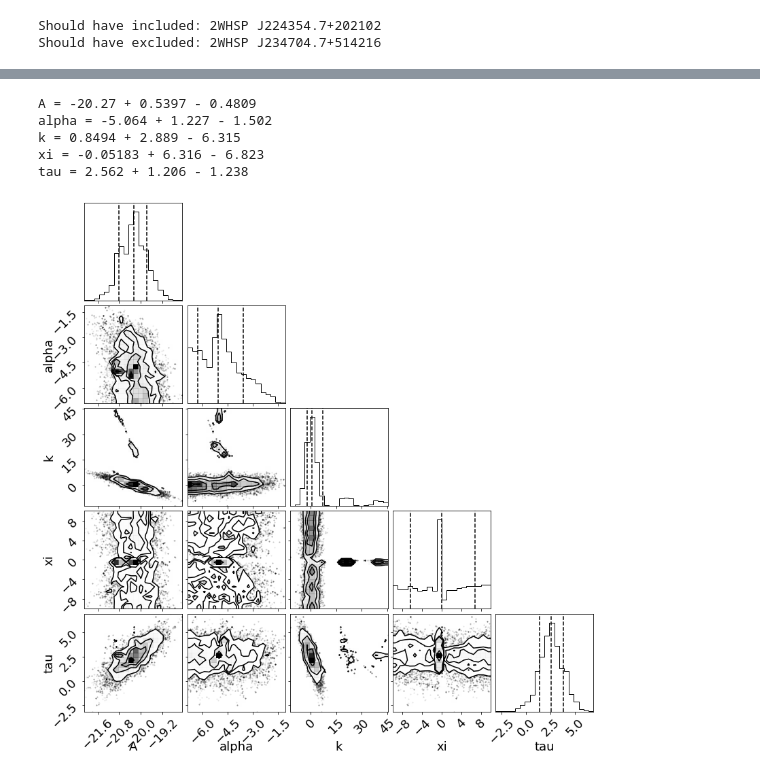
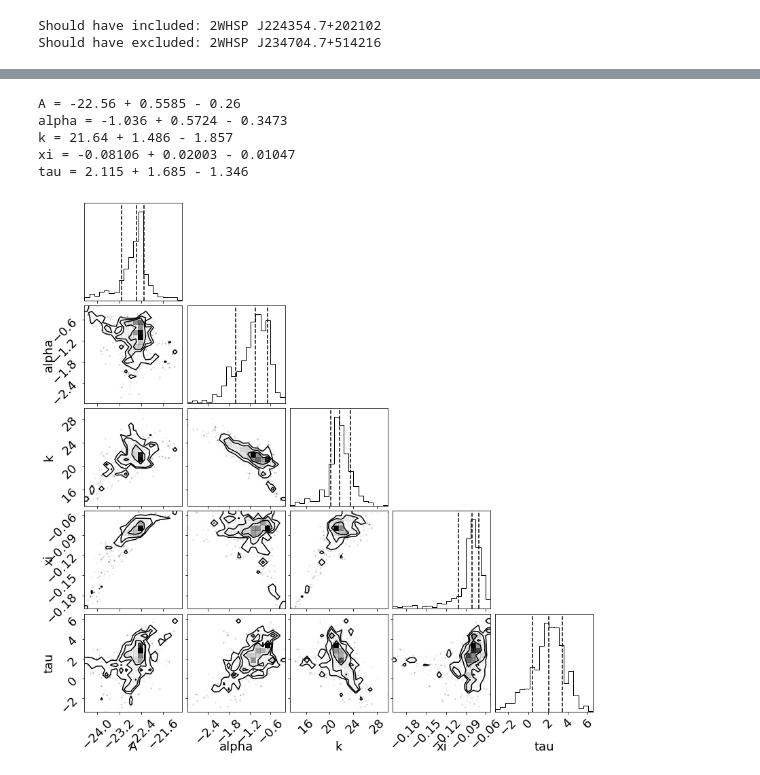
Before and after one commit to aribrill/lf-simulation, a Jupyter notebook: LF_calculation.ipynb, the cells around one changed output, grey strips where cells are left out. Cells and saved outputs as stored; diff of their text form; code cells hidden in the pictures.

```diff
--- a/LF_calculation.ipynb
+++ b/LF_calculation.ipynb
@@ -625,7 +670,7 @@ initial_params = tuple(param.forward_transform(param.initial_value) for param in
 param_limits = np.array([param.forward_transform(param.limits) for param in params])
 model = model_factory(base, evolution, use_tau)
 
-neg_log_likelihood = neg_log_likelihood_factory(model, mean_exposure, assumed_index, integration_ranges,
+neg_log_likelihood = neg_log_likelihood_factory(model, mean_exposure, mean_index, integration_ranges,
                                                 param_limits)
 res = optimize.minimize(neg_log_likelihood, initial_params, args=args, method='Powell')
 best_fit_params = {param.name: param.reverse_transform(final_val) for param, final_val in zip(params, res.x)}
@@ -681,7 +726,7 @@ plt.legend(loc="lower right")
 # Estimate the errors on the model parameters using Monte Carlo simulations
 
 # Initialize the walkers around the ML best fit
-ndim, nwalkers = len(res.x), 20
+ndim, nwalkers = len(res.x), 10
 p0 = res.x + 1e-4 * np.random.randn(nwalkers, ndim)
 
 def log_likelihood(args, log10_Ls, zs):
@@ -689,5 +734,5 @@ def log_likelihood(args, log10_Ls, zs):
 
 sampler = emcee.EnsembleSampler(nwalkers, ndim, log_likelihood, args=args)
 
-sampler.run_mcmc(p0, 5000)
+sampler.run_mcmc(p0, 200)
 # %% [output]
@@ -722,11 +760,11 @@ print("Mean autocorrelation time: {0:.3f} steps".format(np.mean(sampler.get_auto
 all_samples = sampler.get_chain()
 
 fig, axes = plt.subplots(ndim, sharex=True)
-labels = [param.name for param in params]
+param_labels = [param.name for param in params]
 for i, ax in enumerate(axes):
     ax.plot(all_samples[:, :, i], "k", alpha=0.3)
     ax.set_xlim(0, len(all_samples))
-    ax.set_ylabel(labels[i])
+    ax.set_ylabel(param_labels[i])
     ax.yaxis.set_label_coords(-0.1, 0.5)
 
 axes[-1].set_xlabel("step number")
@@ -741,22 +779,22 @@ Text(0.5, 0, 'step number')
 # %%
-flat_samples = sampler.get_chain(discard=4000, flat=True)
+flat_samples = sampler.get_chain(discard=50, flat=True)
 plot_samples = np.zeros(flat_samples.shape)
 for i, param in enumerate(params):
     plot_samples[:, i] = param.reverse_transform(flat_samples[:, i])
 # %%
-fig = corner.corner(flat_samples, quantiles=[0.16, 0.5, 0.84], labels=labels)
+fig = corner.corner(flat_samples, quantiles=[0.16, 0.5, 0.84], labels=param_labels)
 
-for i, label in enumerate(labels):
+for i, label in enumerate(param_labels):
     lower, median, upper = np.percentile(flat_samples[:, i], [16, 50, 84])
     lower_err, upper_err = np.diff((lower, median, upper))
     print("{} = {:.04} + {:.04} - {:.04}".format(label, median, lower_err, upper_err))
 # %% [output]
-A = -20.27 + 0.5397 - 0.4809
-alpha = -5.064 + 1.227 - 1.502
-k = 0.8494 + 2.889 - 6.315
-xi = -0.05183 + 6.316 - 6.823
-tau = 2.562 + 1.206 - 1.238
+A = -22.56 + 0.5585 - 0.26
+alpha = -1.036 + 0.5724 - 0.3473
+k = 21.64 + 1.486 - 1.857
+xi = -0.08106 + 0.02003 - 0.01047
+tau = 2.115 + 1.685 - 1.346
-[figure, old version]
+[figure, new version]
 # %%
 # Calculate V and V_max for each detected source,
 # and perform a model-independent test for evolution using the V/V_max test
```
Also changed, not shown: parts of 14 cells of this notebook.
